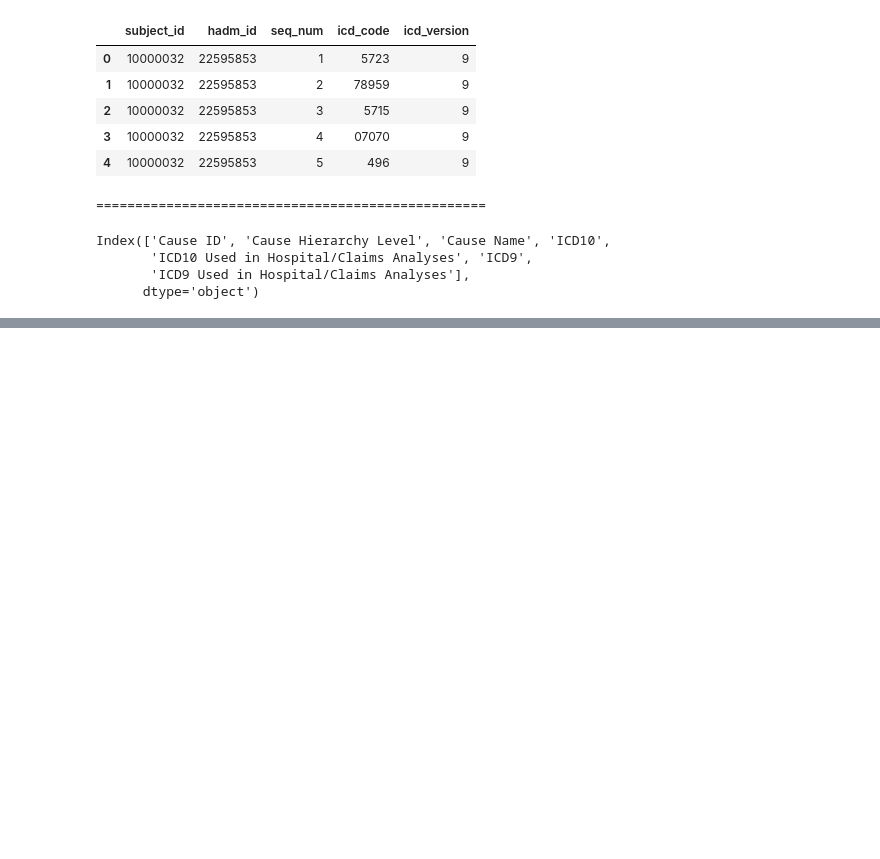
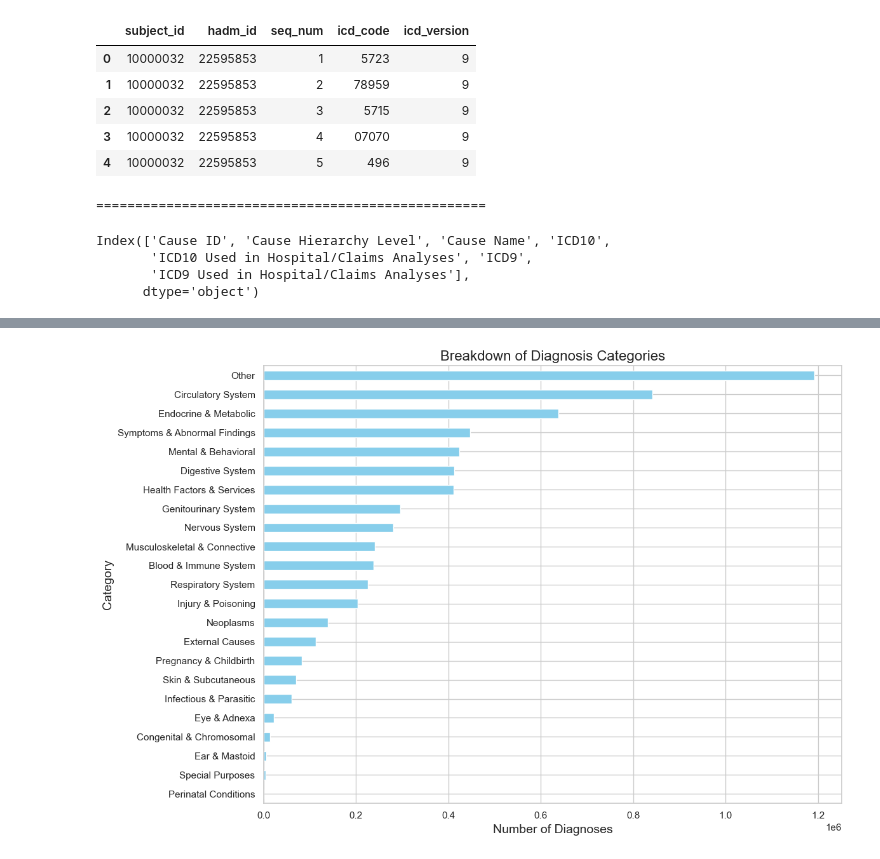
Before and after one commit to JewelsHovan/Milestone-I, a Jupyter notebook: src/Narrative.ipynb, the cells around one changed output, grey strips where cells are left out. Cells and saved outputs as stored; diff of their text form; code cells hidden in the pictures; blank space fills up the shorter version.

```diff
--- a/src/Narrative.ipynb
+++ b/src/Narrative.ipynb
@@ -45,6 +45,7 @@ file_paths = {
     'diagnosis': "../ED/diagnosis.csv",
     'triage': "../ED/triage.csv",
     'vitalsigns': '../ED/vitalsign.csv',
+    'medrecon': '../ED/medrecon.csv',
 
     # HOSP files
     'admissions': "../HOSP/admissions.csv",
@@ -845,0 +965,8 @@ KeyError: 'Cuase Hierarchy Level'
+# %%
+from preprocessing.preprocessing_functions import preprocess_diagnosis
+
+#icd9 and icd10 paths
+icd9_codes_path = "../Data/diagnosis_icd9_codes.csv"
+icd10_codes_path = "../Data/diagnosis_icd10_codes.csv"
+
+hosp_diagnosis_cause_df = preprocess_diagnosis(hosp_diagnosis_df, icd9_codes_path, icd10_codes_path)
@@ -845,0 +985,13 @@ KeyError: 'Cuase Hierarchy Level'
+# %%
+# Visualize the breakdown of categories with a horizontal bar plot
+
+category_counts = hosp_diagnosis_cause_df.groupby("category").size().sort_values()
+plt.figure(figsize=(12, 8))
+category_counts.plot.barh(color='skyblue')
+plt.title('Breakdown of Diagnosis Categories', fontsize=16)
+plt.xlabel('Number of Diagnoses', fontsize=14)
+plt.ylabel('Category', fontsize=14)
+plt.tight_layout()
+plt.show()
+# %% [output]
+[figure, added]
```
Also changed, not shown: parts of 14 cells of this notebook, 4 other files.
